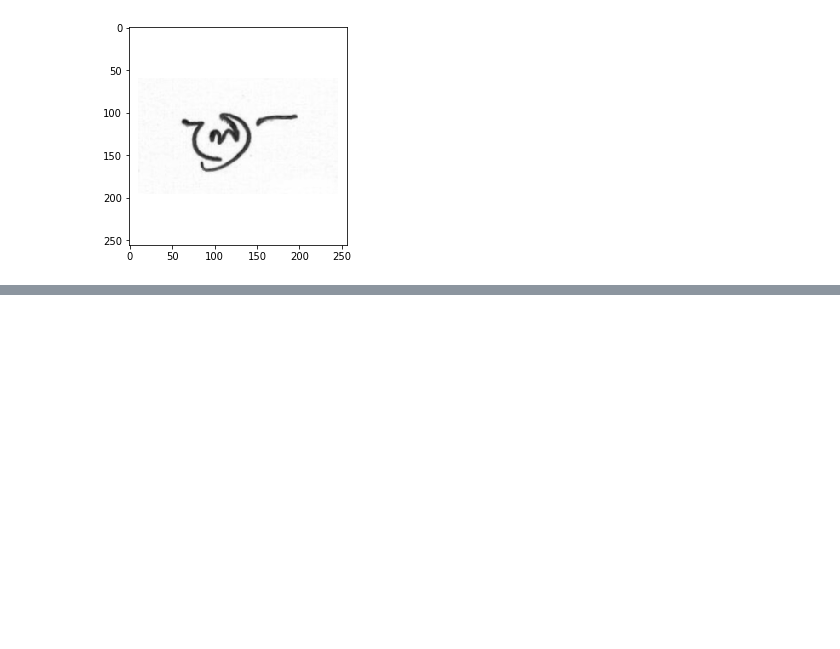
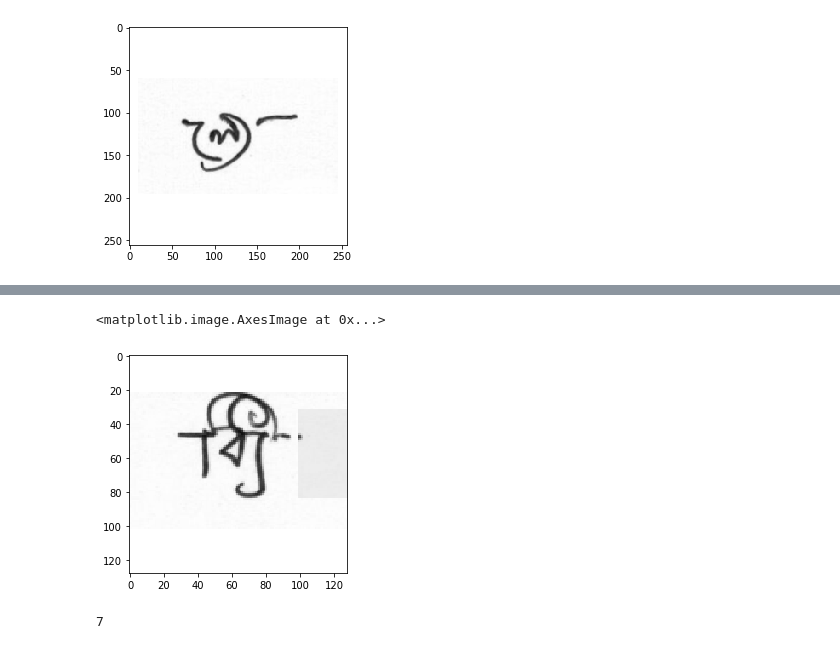
Before and after one commit to MarioProjects/bengali_graphemes, a Jupyter notebook: data_analysis.ipynb, the cells around one changed output, grey strips where cells are left out. Saved outputs shown, nothing was run; the diff lists cells and outputs as text; code cells hidden in the pictures; blank space fills up the shorter version.

Commit message:
cutmix and mixup!

```diff
--- a/data_analysis.ipynb
+++ b/data_analysis.ipynb
@@ -116,0 +115,2 @@ plt.imshow(image)
+# %%
+d, t = cutmix(x, y[0], y[1], y[2])
@@ -116,0 +121,9 @@ plt.imshow(image)
+# %%
+plt.imshow(d[0].data.cpu().numpy().transpose(1,2,0))
+# %% [output]
+<matplotlib.image.AxesImage at 0x...>
+[figure, added]
+# %%
+len(t)
+# %% [output]
+7
```
Also changed, not shown: parts of 18 cells of this notebook, 6 other files.
